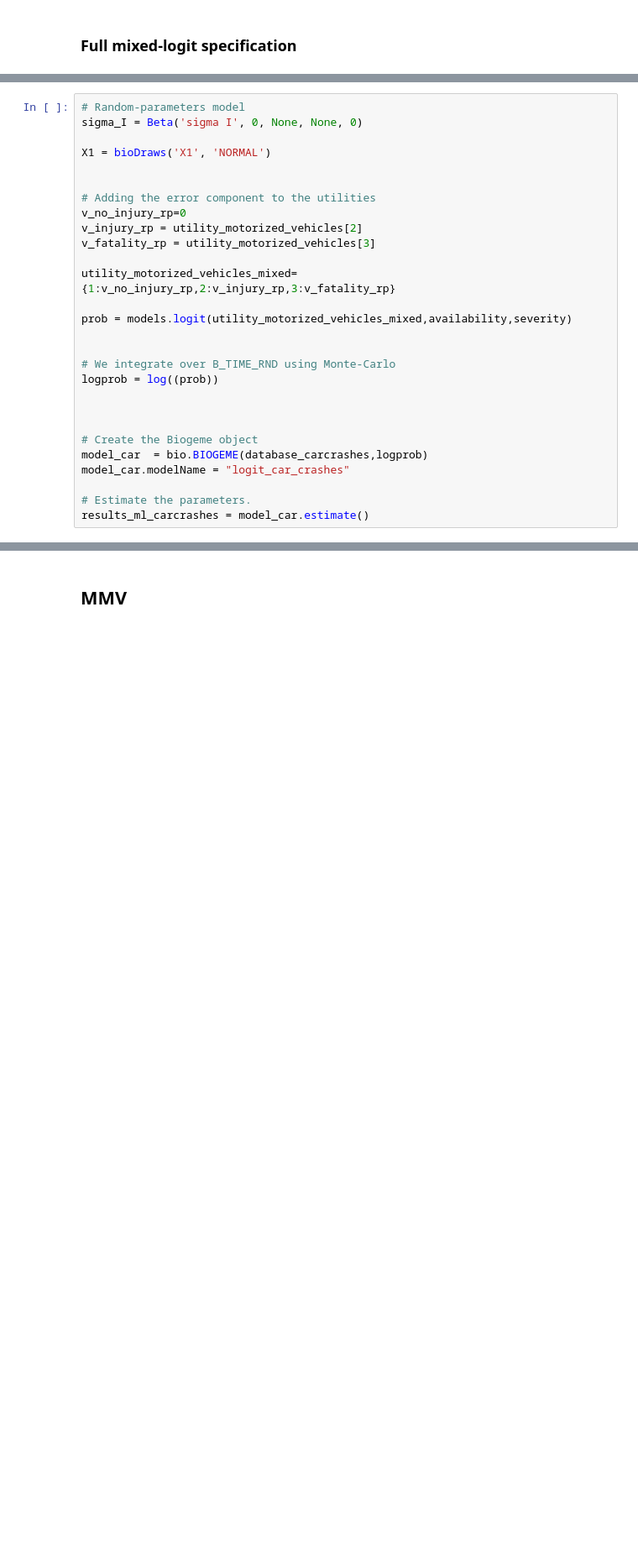
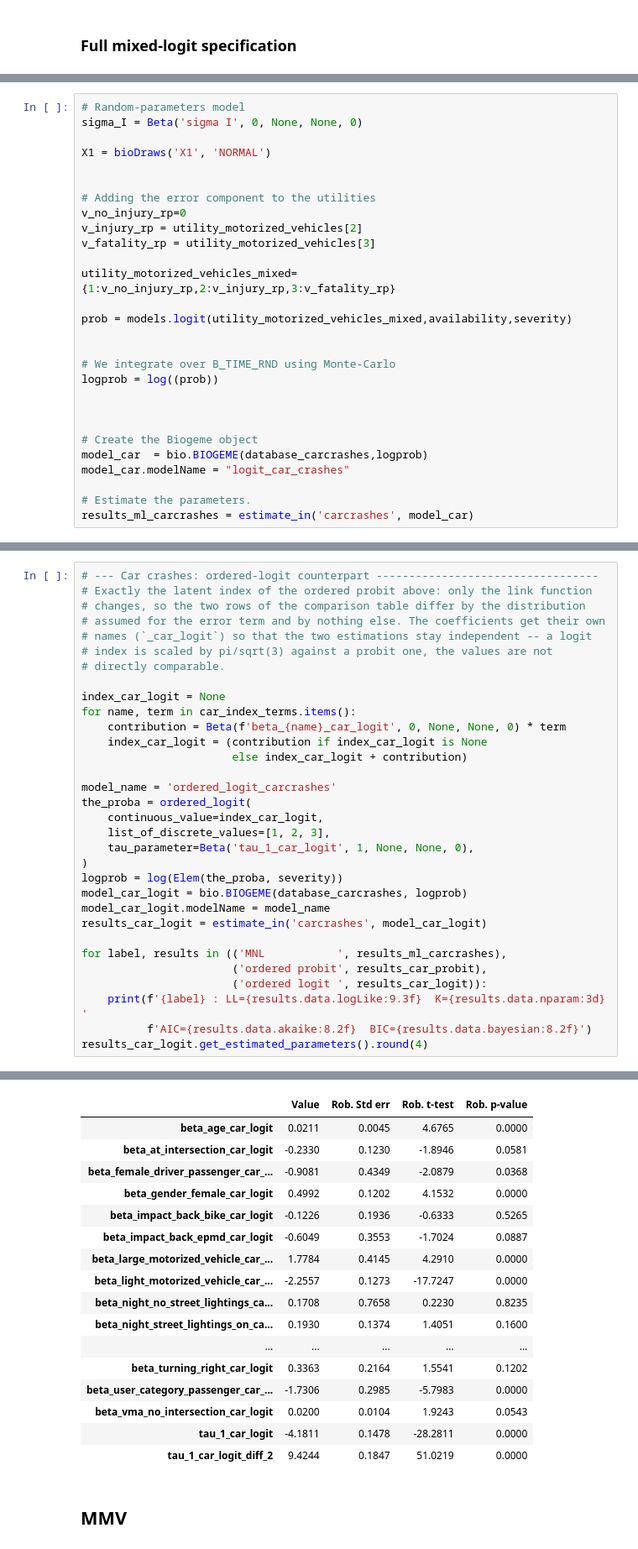
Before and after one commit to martin1207/modeling-mmv-severity, a Jupyter notebook: modeling_development.ipynb, the cells around one changed output, grey strips where cells are left out. Shown at 84% size. Saved outputs shown, nothing was run; the diff lists cells and outputs as text; blank space fills up the shorter version.

```diff
--- a/modeling_development.ipynb
+++ b/modeling_development.ipynb
@@ -235,6 +332,6 @@ model_car  = bio.BIOGEME(database_carcrashes,logprob)
 model_car.modelName = "logit_car_crashes"
 
 # Estimate the parameters.
-results_ml_carcrashes = model_car.estimate()
+results_ml_carcrashes = estimate_in('carcrashes', model_car)
 # %%
 results_ml_carcrashes.get_estimated_parameters()
@@ -240,0 +557,33 @@ results_ml_carcrashes.get_estimated_parameters()
+# %%
+# --- Car crashes: ordered-logit counterpart ----------------------------------
+# Exactly the latent index of the ordered probit above: only the link function
+# changes, so the two rows of the comparison table differ by the distribution
+# assumed for the error term and by nothing else. The coefficients get their own
+# names (`_car_logit`) so that the two estimations stay independent -- a logit
+# index is scaled by pi/sqrt(3) against a probit one, the values are not
+# directly comparable.
+
+index_car_logit = None
+for name, term in car_index_terms.items():
+    contribution = Beta(f'beta_{name}_car_logit', 0, None, None, 0) * term
+    index_car_logit = (contribution if index_car_logit is None
+                       else index_car_logit + contribution)
+
+model_name = 'ordered_logit_carcrashes'
+the_proba = ordered_logit(
+    continuous_value=index_car_logit,
+    list_of_discrete_values=[1, 2, 3],
+    tau_parameter=Beta('tau_1_car_logit', 1, None, None, 0),
+)
+logprob = log(Elem(the_proba, severity))
+model_car_logit = bio.BIOGEME(database_carcrashes, logprob)
+model_car_logit.modelName = model_name
+results_car_logit = estimate_in('carcrashes', model_car_logit)
+
+for label, results in (('MNL           ', results_ml_carcrashes),
+                       ('ordered probit', results_car_probit),
+                       ('ordered logit ', results_car_logit)):
+    print(f'{label} : LL={results.data.logLike:9.3f}  K={results.data.nparam:3d}  '
+          f'AIC={results.data.akaike:8.2f}  BIC={results.data.bayesian:8.2f}')
+results_car_logit.get_estimated_parameters().round(4)
+# %% [output]
@@ -241,3 +593,20 @@ results_ml_carcrashes.get_estimated_parameters()
+|  | Value | Rob. Std err | Rob. t-test | Rob. p-value |
+| beta_age_car_logit | 0.0211 | 0.0045 | 4.6765 | 0.0000 |
+| beta_at_intersection_car_logit | -0.2330 | 0.1230 | -1.8946 | 0.0581 |
+| beta_female_driver_passenger_car_... | -0.9081 | 0.4349 | -2.0879 | 0.0368 |
+| beta_gender_female_car_logit | 0.4992 | 0.1202 | 4.1532 | 0.0000 |
+| beta_impact_back_bike_car_logit | -0.1226 | 0.1936 | -0.6333 | 0.5265 |
+| beta_impact_back_epmd_car_logit | -0.6049 | 0.3553 | -1.7024 | 0.0887 |
+| beta_large_motorized_vehicle_car_... | 1.7784 | 0.4145 | 4.2910 | 0.0000 |
+| beta_light_motorized_vehicle_car_... | -2.2557 | 0.1273 | -17.7247 | 0.0000 |
+| beta_night_no_street_lightings_ca... | 0.1708 | 0.7658 | 0.2230 | 0.8235 |
+| beta_night_street_lightings_on_ca... | 0.1930 | 0.1374 | 1.4051 | 0.1600 |
+| ... | ... | ... | ... | ... |
+| beta_turning_right_car_logit | 0.3363 | 0.2164 | 1.5541 | 0.1202 |
+| beta_user_category_passenger_car_... | -1.7306 | 0.2985 | -5.7983 | 0.0000 |
+| beta_vma_no_intersection_car_logit | 0.0200 | 0.0104 | 1.9243 | 0.0543 |
+| tau_1_car_logit | -4.1811 | 0.1478 | -28.2811 | 0.0000 |
+| tau_1_car_logit_diff_2 | 9.4244 | 0.1847 | 51.0219 | 0.0000 |
 # %% [markdown]
 ## MMV
 # %% [markdown]
```
Also changed, not shown: parts of 56 cells of this notebook, 2 other files.
